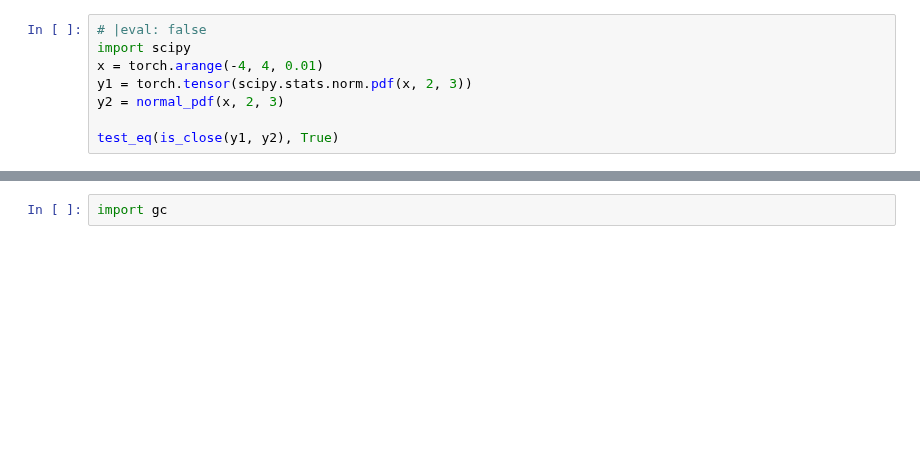
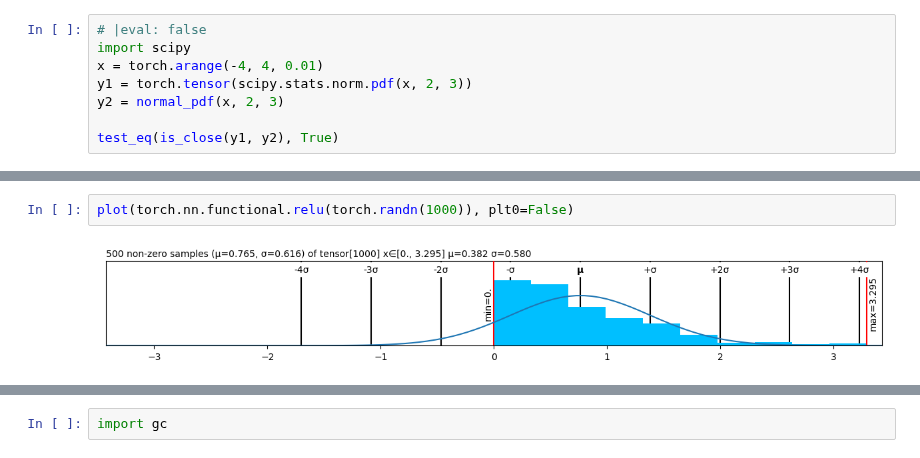
Before and after one commit to xl0/lovely-tensors, a Jupyter notebook: nbs/02_repr_plt.ipynb, the cells around one changed output, grey strips where cells are left out. Saved outputs shown, nothing was run; the diff lists cells and outputs as text; blank space fills up the shorter version.

```diff
--- a/nbs/02_repr_plt.ipynb
+++ b/nbs/02_repr_plt.ipynb
@@ -232,3 +250,7 @@ plot(torch.randn(1000)+3, center="mean")
+# %%
+plot(torch.nn.functional.relu(torch.randn(1000)), plt0=False)
+# %% [output]
+[figure, added]
 # %%
 fig, ax = plt.subplots(figsize=(6, 2))
 plot(torch.randn(1000)+3, ax=ax)
```
Also changed, not shown: parts of 9 cells of this notebook, 11 other files.
